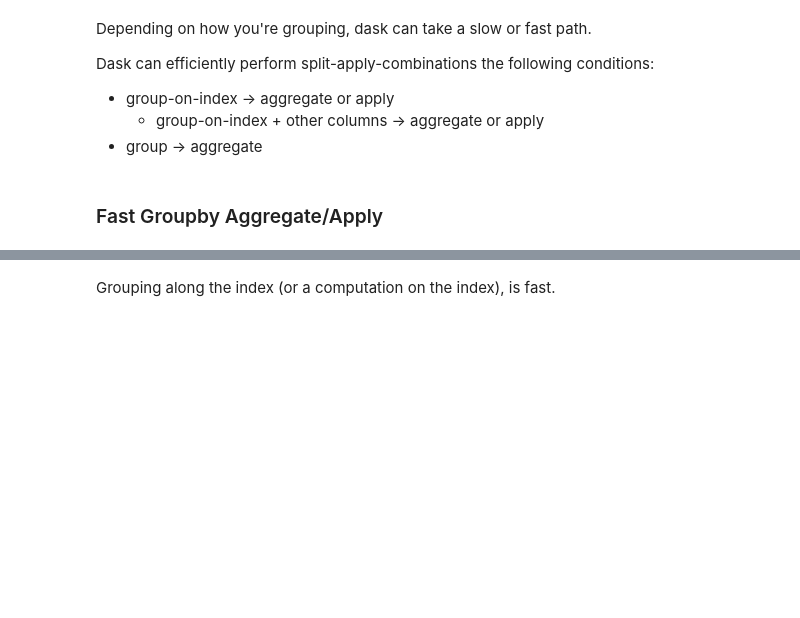
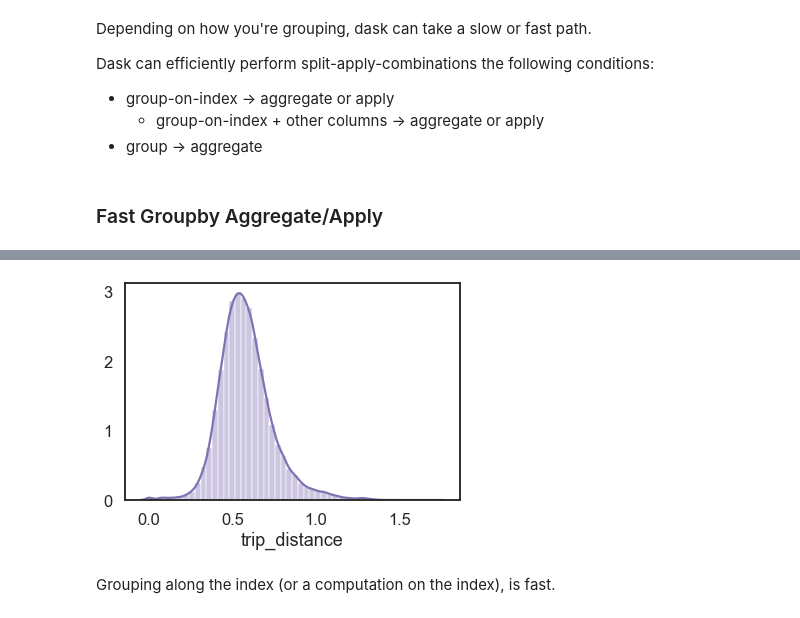
Before and after one commit to Logankrish/dask-scaling-dataframe, a Jupyter notebook: 02-dask-dataframe.ipynb, the cells around one changed output, grey strips where cells are left out. Drawn from its saved outputs; the diff is of its cells as text; code cells hidden in the pictures; blank space fills up the shorter version.

```diff
--- a/02-dask-dataframe.ipynb
+++ b/02-dask-dataframe.ipynb
@@ -1,5 +1,17 @@
 # %% [markdown]
 # Lesson 2: Dask DataFrames
+# %%
+import dask.dataframe as dd
+import matplotlib.pyplot as plt
+import numpy as np
+import pandas as pd
+import seaborn as sns
+
+from dask.distributed import Client
+
+sns.set(style="white", context="talk")
+
+%matplotlib inline
 # %% [markdown]
 ## Creating `dask` `DataFrames`
 # %% [markdown]
@@ -108,3 +155,7 @@ Name: trip_distance, dtype: float64
+# %%
+_ = sns.distplot(np.log10(1. + hack_avg), color="m")
+# %% [output]
+[figure, added]
 # %% [markdown]
 Grouping along the index (or a computation on the index), is fast.
 # %%
```
Also changed, not shown: parts of 25 cells of this notebook, 4 other files.
